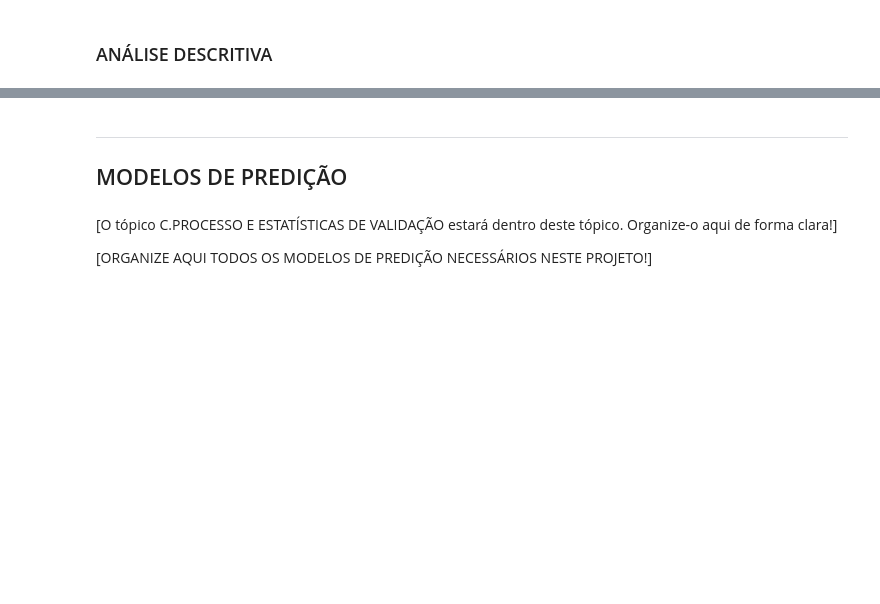
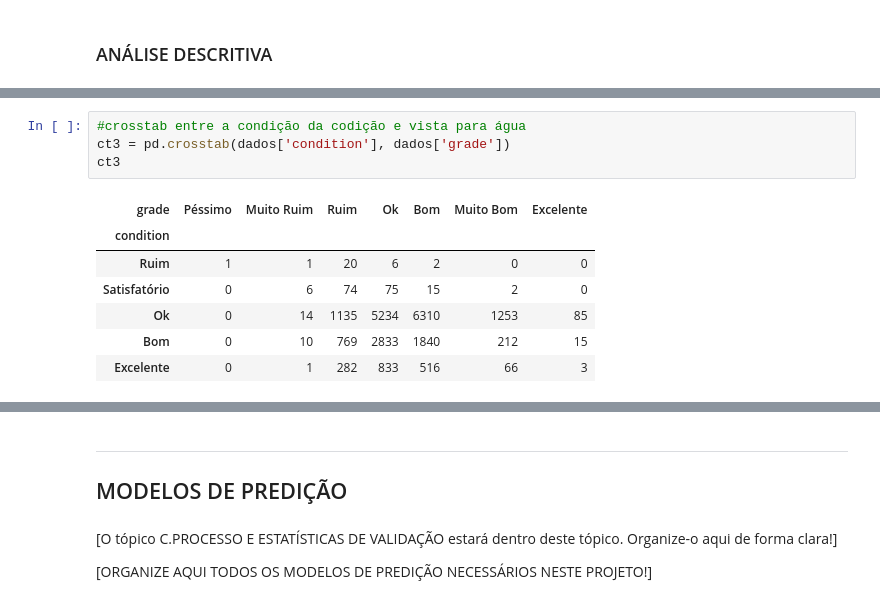
Before and after one commit to carlakim/PROJETO3, a Jupyter notebook: Projeto3 Layout.ipynb, the cells around one changed output, grey strips where cells are left out. Drawn from its saved outputs; the diff is of its cells as text; blank space fills up the shorter version.

```diff
--- a/Projeto3 Layout.ipynb
+++ b/Projeto3 Layout.ipynb
@@ -128,0 +258,12 @@ ct2
+# %%
+#crosstab entre a condição da codição e vista para água
+ct3 = pd.crosstab(dados['condition'], dados['grade'])
+ct3
+# %% [output]
+| grade | Péssimo | Muito Ruim | Ruim | Ok | Bom | Muito Bom | Excelente |
+| condition |  |  |  |  |  |  |  |
+| Ruim | 1 | 1 | 20 | 6 | 2 | 0 | 0 |
+| Satisfatório | 0 | 6 | 74 | 75 | 15 | 2 | 0 |
+| Ok | 0 | 14 | 1135 | 5234 | 6310 | 1253 | 85 |
+| Bom | 0 | 10 | 769 | 2833 | 1840 | 212 | 15 |
+| Excelente | 0 | 1 | 282 | 833 | 516 | 66 | 3 |
```
Also changed, not shown: parts of 31 cells of this notebook.
